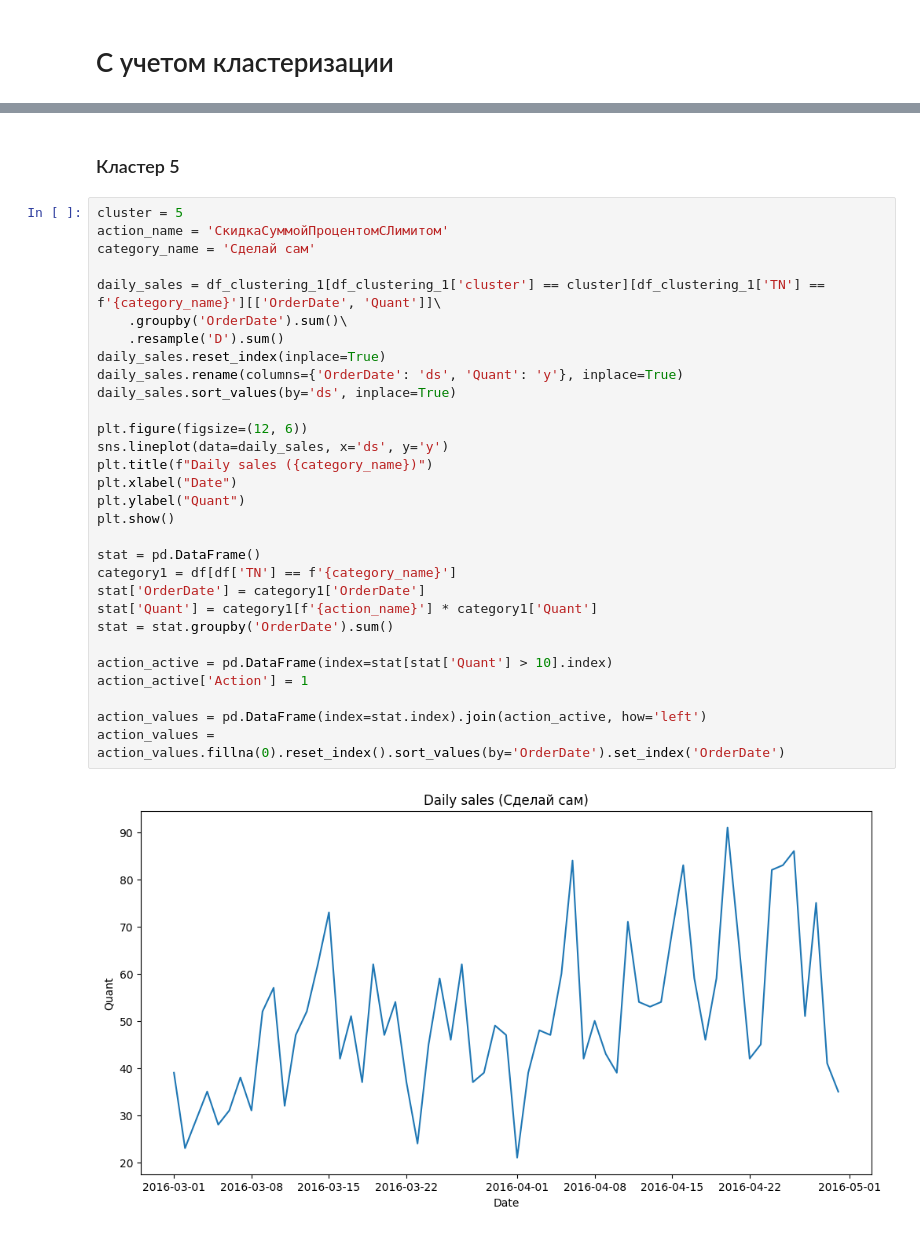
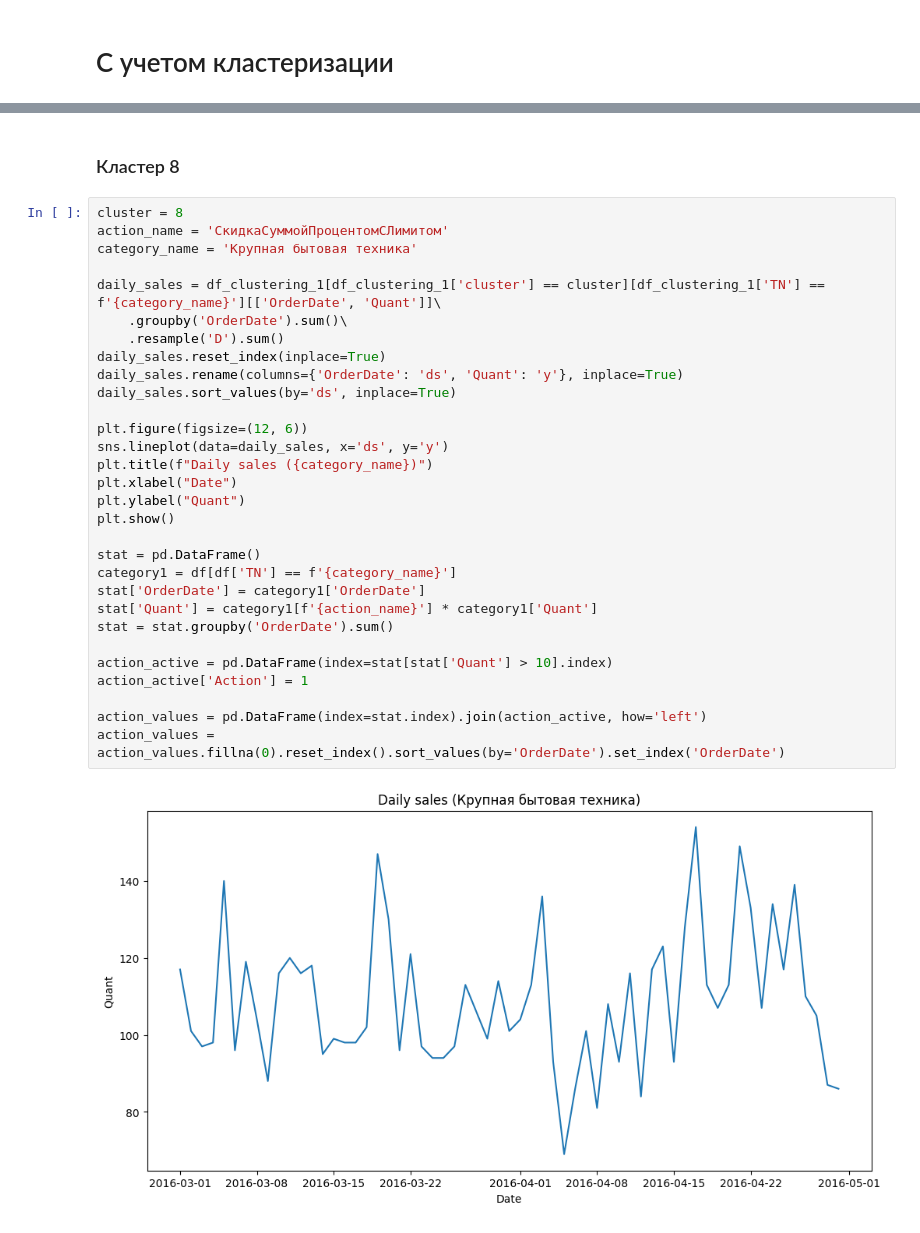
Before and after one commit to timurratnikov/Diplom_electronice, a Jupyter notebook: forecasting_prophet.ipynb, the cells around one changed output, grey strips where cells are left out. Drawn from its saved outputs; the diff is of its cells as text.

```diff
--- a/forecasting_prophet.ipynb
+++ b/forecasting_prophet.ipynb
@@ -628,34 +567,34 @@ MAPE: 11.334104249185916
 # %% [markdown]
-### Кластер 5
+### Кластер 8
 # %%
-cluster = 5
+cluster = 8
 action_name = 'СкидкаСуммойПроцентомСЛимитом'
-category_name = 'Сделай сам'
+category_name = 'Крупная бытовая техника'
 
 daily_sales = df_clustering_1[df_clustering_1['cluster'] == cluster][df_clustering_1['TN'] == f'{category_name}'][['OrderDate', 'Quant']]\
     .groupby('OrderDate').sum()\
     .resample('D').sum()
 daily_sales.reset_index(inplace=True)
 daily_sales.rename(columns={'OrderDate': 'ds', 'Quant': 'y'}, inplace=True)
 daily_sales.sort_values(by='ds', inplace=True)
 
 plt.figure(figsize=(12, 6))
 sns.lineplot(data=daily_sales, x='ds', y='y')
 plt.title(f"Daily sales ({category_name})")
 plt.xlabel("Date")
 plt.ylabel("Quant")
 plt.show()
 
 stat = pd.DataFrame()
 category1 = df[df['TN'] == f'{category_name}']
 stat['OrderDate'] = category1['OrderDate']
 stat['Quant'] = category1[f'{action_name}'] * category1['Quant']
 stat = stat.groupby('OrderDate').sum()
 
 action_active = pd.DataFrame(index=stat[stat['Quant'] > 10].index)
 action_active['Action'] = 1
 
 action_values = pd.DataFrame(index=stat.index).join(action_active, how='left')
 action_values = action_values.fillna(0).reset_index().sort_values(by='OrderDate').set_index('OrderDate')
 # %% [output]
-[figure, old version]
+[figure, new version]
```
Also changed, not shown: parts of 54 cells of this notebook, 5 other files.
